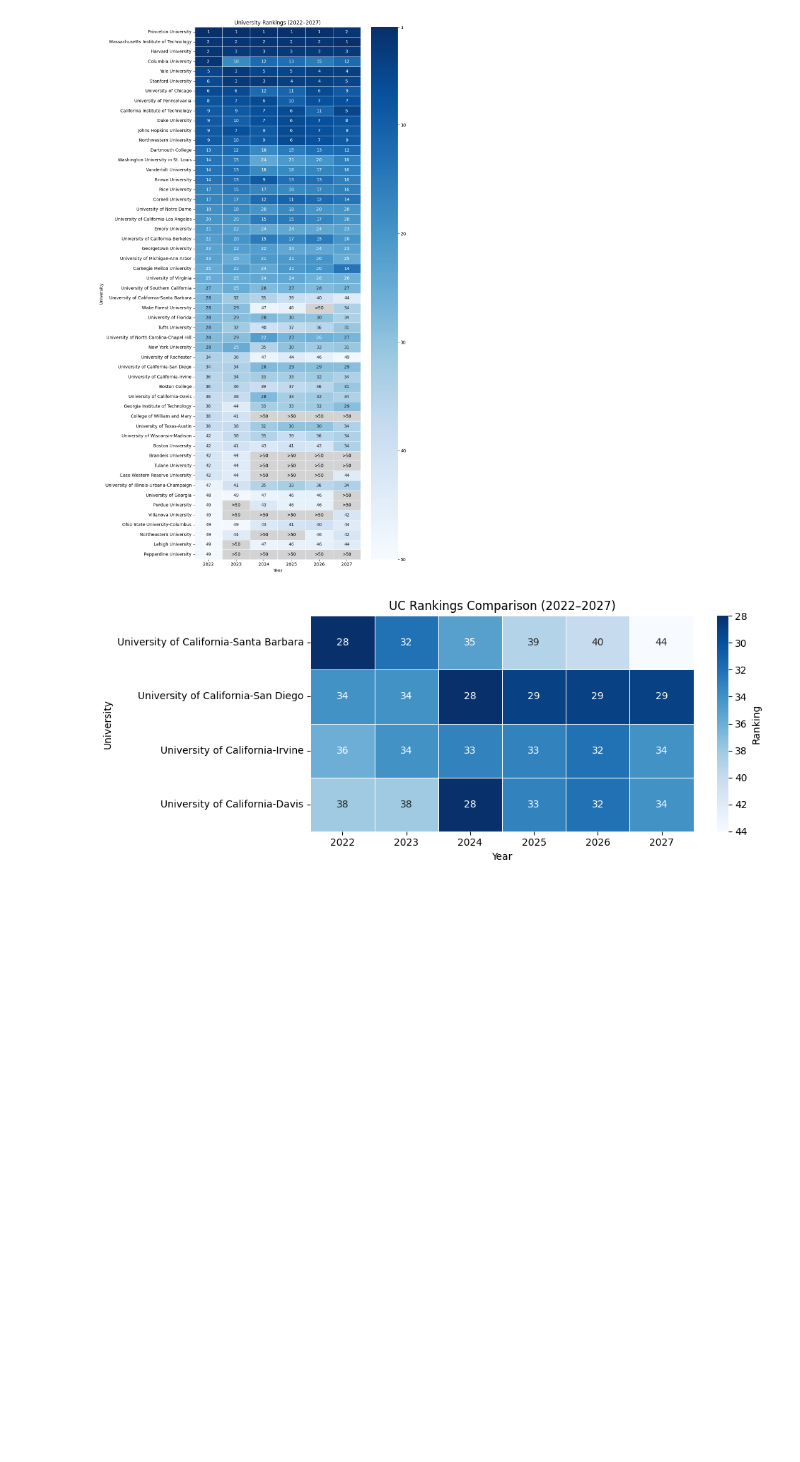
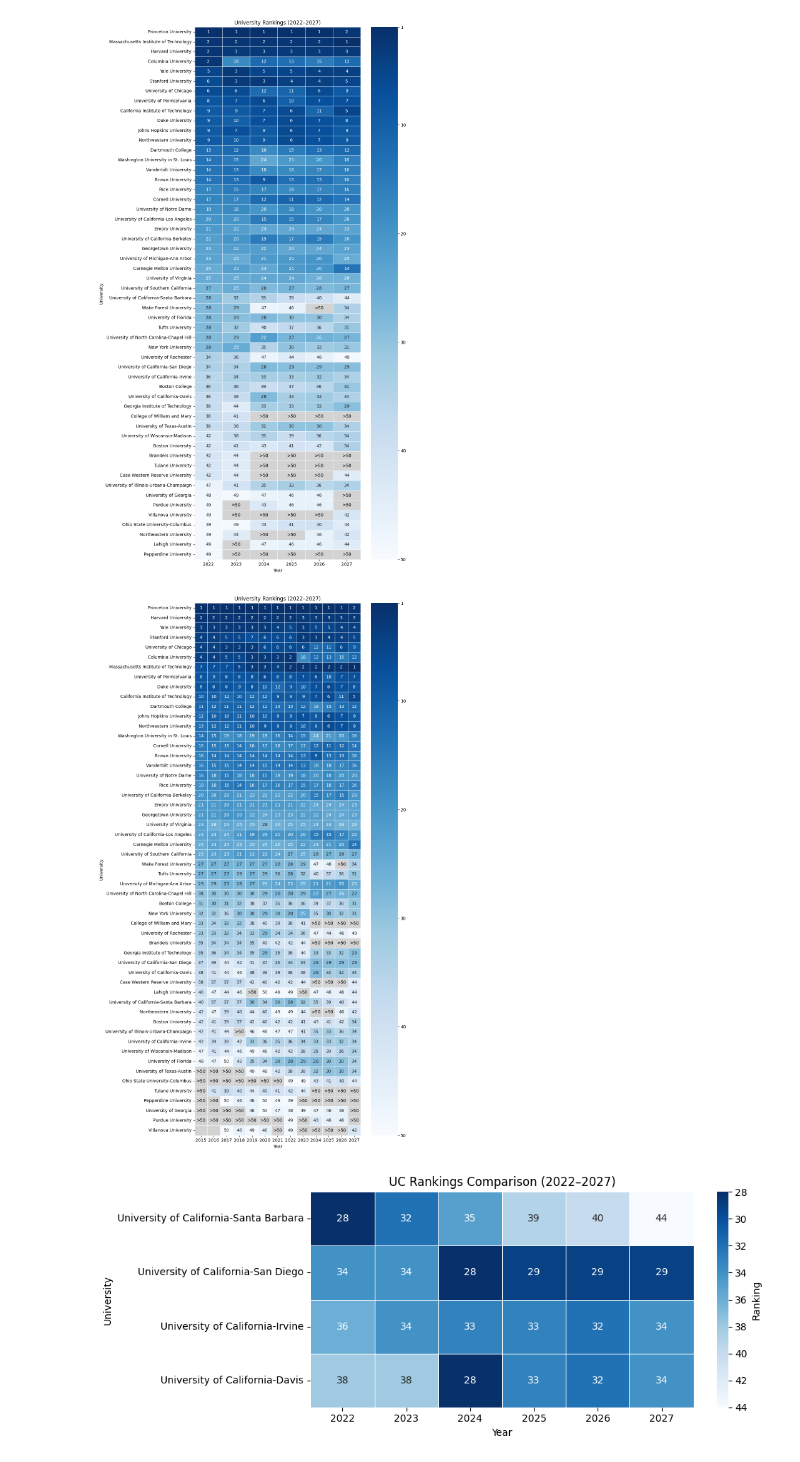
Before and after one commit to KarlaRH12/school_ranking_analysis, a Jupyter notebook: analysis_rankings.ipynb, the cells around one changed output. Cells and saved outputs as stored; diff of their text form; code cells hidden in the pictures; blank space fills up the shorter version.

Commit message:
new main graph

```diff
--- a/analysis_rankings.ipynb
+++ b/analysis_rankings.ipynb
@@ -66,6 +66,69 @@ plt.tight_layout()
 plt.show()
 # %% [output]
 [figure]
+# %%
+#data
+import pandas as pd
+import seaborn as sns
+import matplotlib.pyplot as plt
+
+UniversityRankings = pd.read_csv("UniversityRankings.csv")
+
+UniversityRankings = UniversityRankings[['University Name','IPEDS','2027', '2026', '2025', '2024', '2023', '2022', '2021', '2020', '2019', '2018', '2017', '2016', '2015']]
+
+Top50 = UniversityRankings[UniversityRankings['2022'] <= 50].copy()
+
+#There are 6 schools tied for 49 in 2022 so top 54 schools were taken into account
+
+#Converts all numbers to integers
+years = ['2015', '2016', '2017', '2018', '2019', '2020', '2021', '2022', '2023', '2024', '2025', '2026', '2027']
+Top50[years] = Top50[years].apply(
+    pd.to_numeric, errors='coerce'
+).astype('Int64')
+
+#top 50 universities highlighted
+heatmap_data = Top50[['University Name'] + years].copy()
+heatmap_data = heatmap_data.sort_values('2015')
+heatmap_data = heatmap_data.set_index('University Name')
+heatmap_data = heatmap_data.astype(float)
+
+#Filters >50
+labels = heatmap_data.copy()
+labels = labels.map(lambda x: '>50' if x > 50 else str(int(x)) if pd.notna(x) else '')
+heatmap_colors = heatmap_data.where(heatmap_data <= 50)
+
+plt.figure(figsize=(10, 18))
+ax = sns.heatmap(
+    heatmap_colors,
+    annot=labels.to_numpy(),
+    fmt='',
+    cmap='Blues_r',
+    vmin=1,
+    vmax=50,
+    linewidths=0.5,
+)
+
+#flips legend upsidown (1 on top)
+cbar = ax.collections[0].colorbar
+cbar.ax.invert_yaxis()
+cbar.set_ticks([1, 10, 20, 30, 40, 50])
+
+ax.set_facecolor('lightgrey')
+for i in range(len(heatmap_data)):
+    for j in range(len(heatmap_data.columns)):
+        if heatmap_data.iloc[i, j] > 50:
+            ax.text(j + 0.5, i + 0.5, '>50',
+                    ha='center', va='center', color='black')
+
+plt.title('University Rankings (2022–2027)', fontsize=12)
+plt.xlabel('Year')
+plt.ylabel('University')
+plt.yticks(rotation=0)
+plt.xticks(rotation=0)
+plt.tight_layout()
+plt.show()
+# %% [output]
+[figure, added]
 # %%
 # UCSB, UCI, UCSD, and UCD highlighted
 UC_data = UniversityRankings[
```
